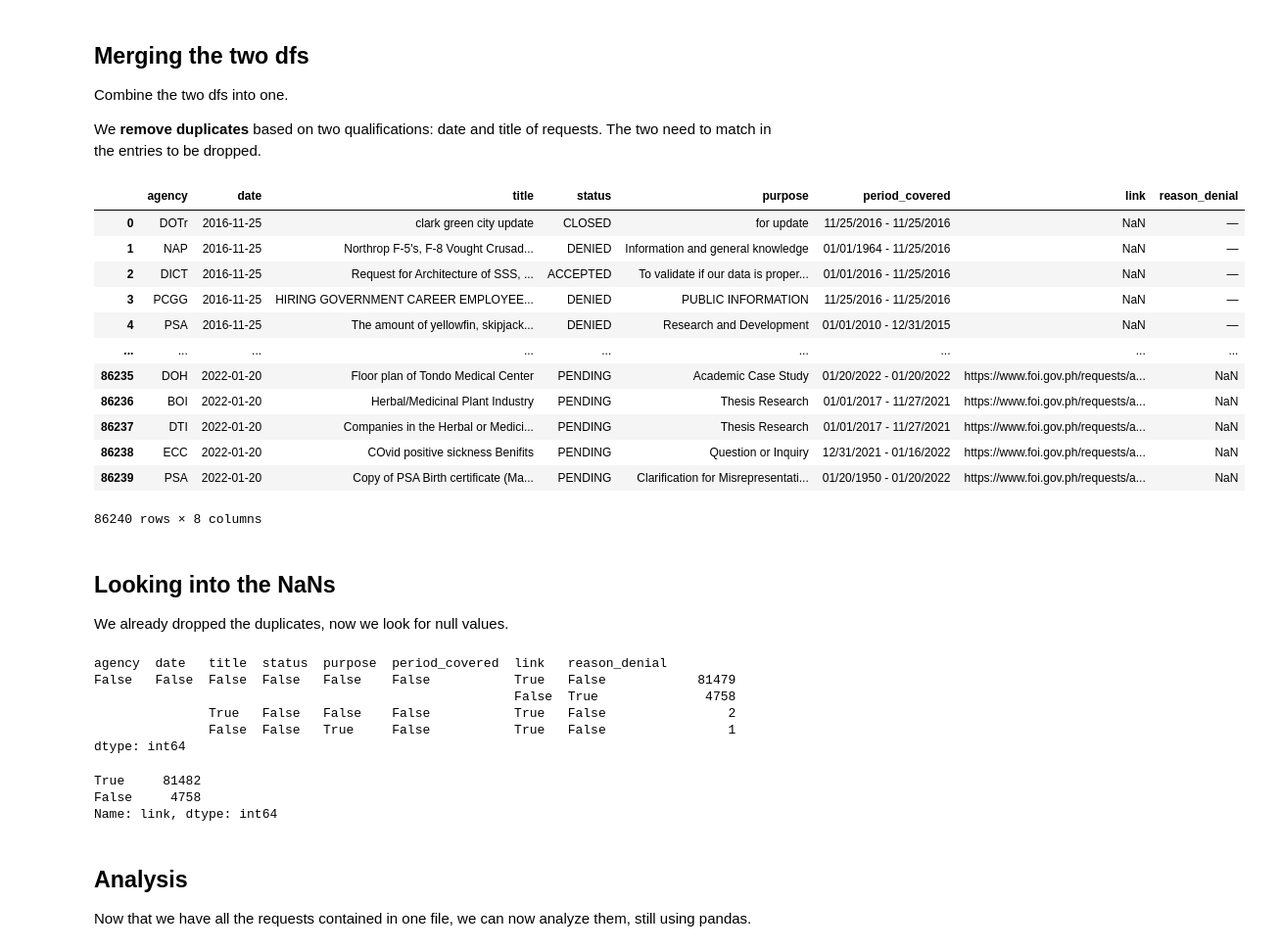
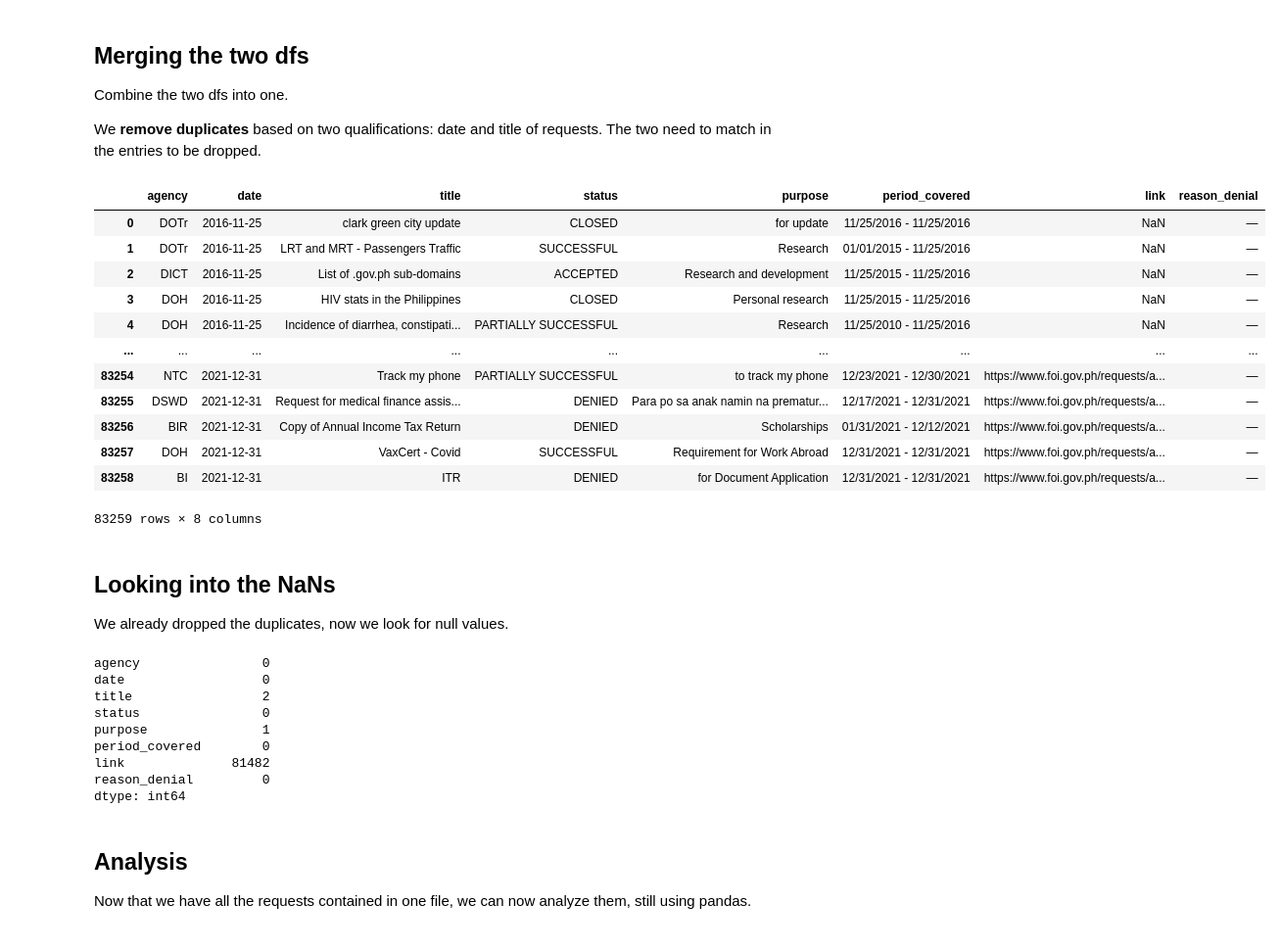
Before and after one commit to pmagtulis/foi-analysis, a Jupyter notebook: foi-analysis.ipynb, the cells around one changed output. Shown at 98% size. Drawn from its saved outputs; the diff is of its cells as text; code cells hidden in the pictures.

```diff
--- a/foi-analysis.ipynb
+++ b/foi-analysis.ipynb
@@ -19,5 +20,8 @@ Remember that the scraper automatically fetches new data and updates the CSV **e
 # %%
-df1 = pd.read_csv("foi1.csv")
+pd.set_option("display.max_columns", None)
+pd.set_option("display.max_rows", 1000)
+df1 = pd.concat(
+    map(pd.read_csv, ['foi_2016_Jan20.csv', 'foi20220129-011619.csv']), ignore_index=True)
 df1
 # %% [output]
 |  | agency | date | title | status | purpose | period_covered | link |
@@ -54,5 +60,5 @@ It lists down all requests from **September 2016-December 2021.** We need to cle
 # %%
-df2 = pd.read_csv('eFOI Raw Data as of 31 December 2021.xlsx - Raw Data as of 31 December 2021.csv')
+df2 = pd.read_csv('eFOI Raw Data Raw Data as of 31 December 2021.csv')
 df2
 # %% [output]
 |  | DATE CREATED | AGENCY | TITLE OF REQUESTED DOCUMENTS | PERIOD/COVERAGE | PURPOSE | STATUS | EXTENDED? | ... |
@@ -119,42 +125,39 @@ Combine the two dfs into one.
 
 We **remove duplicates** based on two qualifications: date and title of requests. The two need to match in the entries to be dropped.
 # %%
-df_final = pd.concat([df1,df2]).drop_duplicates(subset=['date', 'title']).reset_index(drop=True)
+df_final = df1.merge(df2, suffixes=('_left')).drop_duplicates(subset=['date', 'title']).reset_index(drop=True)
 df_final = df_final.sort_values('date').reset_index(drop=True)
 df_final
 # %% [output]
 |  | agency | date | title | status | purpose | period_covered | link | reason_denial |
 | 0 | DOTr | 2016-11-25 | clark green city update | CLOSED | for update | 11/25/2016 - 11/25/2016 | NaN | — |
-| 1 | NAP | 2016-11-25 | Northrop F-5's, F-8 Vought Crusad... | DENIED | Information and general knowledge | 01/01/1964 - 11/25/2016 | NaN | — |
-| 2 | DICT | 2016-11-25 | Request for Architecture of SSS, ... | ACCEPTED | To validate if our data is proper... | 01/01/2016 - 11/25/2016 | NaN | — |
-| 3 | PCGG | 2016-11-25 | HIRING GOVERNMENT CAREER EMPLOYEE... | DENIED | PUBLIC INFORMATION | 11/25/2016 - 11/25/2016 | NaN | — |
-| 4 | PSA | 2016-11-25 | The amount of yellowfin, skipjack... | DENIED | Research and Development | 01/01/2010 - 12/31/2015 | NaN | — |
+| 1 | DOTr | 2016-11-25 | LRT and MRT - Passengers Traffic | SUCCESSFUL | Research | 01/01/2015 - 11/25/2016 | NaN | — |
+| 2 | DICT | 2016-11-25 | List of .gov.ph sub-domains | ACCEPTED | Research and development | 11/25/2015 - 11/25/2016 | NaN | — |
+| 3 | DOH | 2016-11-25 | HIV stats in the Philippines | CLOSED | Personal research | 11/25/2015 - 11/25/2016 | NaN | — |
+| 4 | DOH | 2016-11-25 | Incidence of diarrhea, constipati... | PARTIALLY SUCCESSFUL | Research | 11/25/2010 - 11/25/2016 | NaN | — |
 | ... | ... | ... | ... | ... | ... | ... | ... | ... |
-| 86235 | DOH | 2022-01-20 | Floor plan of Tondo Medical Center | PENDING | Academic Case Study | 01/20/2022 - 01/20/2022 | https://www.foi.gov.ph/requests/a... | NaN |
-| 86236 | BOI | 2022-01-20 | Herbal/Medicinal Plant Industry | PENDING | Thesis Research | 01/01/2017 - 11/27/2021 | https://www.foi.gov.ph/requests/a... | NaN |
-| 86237 | DTI | 2022-01-20 | Companies in the Herbal or Medici... | PENDING | Thesis Research | 01/01/2017 - 11/27/2021 | https://www.foi.gov.ph/requests/a... | NaN |
-| 86238 | ECC | 2022-01-20 | COvid positive sickness Benifits | PENDING | Question or Inquiry | 12/31/2021 - 01/16/2022 | https://www.foi.gov.ph/requests/a... | NaN |
-| 86239 | PSA | 2022-01-20 | Copy of PSA Birth certificate (Ma... | PENDING | Clarification for Misrepresentati... | 01/20/1950 - 01/20/2022 | https://www.foi.gov.ph/requests/a... | NaN |
+| 83254 | NTC | 2021-12-31 | Track my phone | PARTIALLY SUCCESSFUL | to track my phone | 12/23/2021 - 12/30/2021 | https://www.foi.gov.ph/requests/a... | — |
+| 83255 | DSWD | 2021-12-31 | Request for medical finance assis... | DENIED | Para po sa anak namin na prematur... | 12/17/2021 - 12/31/2021 | https://www.foi.gov.ph/requests/a... | — |
+| 83256 | BIR | 2021-12-31 | Copy of Annual Income Tax Return | DENIED | Scholarships | 01/31/2021 - 12/12/2021 | https://www.foi.gov.ph/requests/a... | — |
+| 83257 | DOH | 2021-12-31 | VaxCert - Covid | SUCCESSFUL | Requirement for Work Abroad | 12/31/2021 - 12/31/2021 | https://www.foi.gov.ph/requests/a... | — |
+| 83258 | BI | 2021-12-31 | ITR | DENIED | for Document Application | 12/31/2021 - 12/31/2021 | https://www.foi.gov.ph/requests/a... | — |
-86240 rows × 8 columns
+83259 rows × 8 columns
 # %% [markdown]
 ## Looking into the NaNs
 
 We already dropped the duplicates, now we look for null values.
 # %%
-df_final.isna().value_counts()
+df_final.isna().sum()
 # %% [output]
-agency  date   title  status  purpose  period_covered  link   reason_denial
-False   False  False  False   False    False           True   False            81479
-                                                       False  True              4758
-               True   False   False    False           True   False                2
-               False  False   True     False           True   False                1
+agency                0
+date                  0
+title                 2
+status                0
+purpose               1
+period_covered        0
+link              81482
+reason_denial         0
 dtype: int64
-# %%
-df_final.link.isna().value_counts()
-# %% [output]
-True     81482
-False     4758
-Name: link, dtype: int64
 # %% [markdown]
 ## Analysis
 
```
Also changed, not shown: parts of 25 cells of this notebook.
